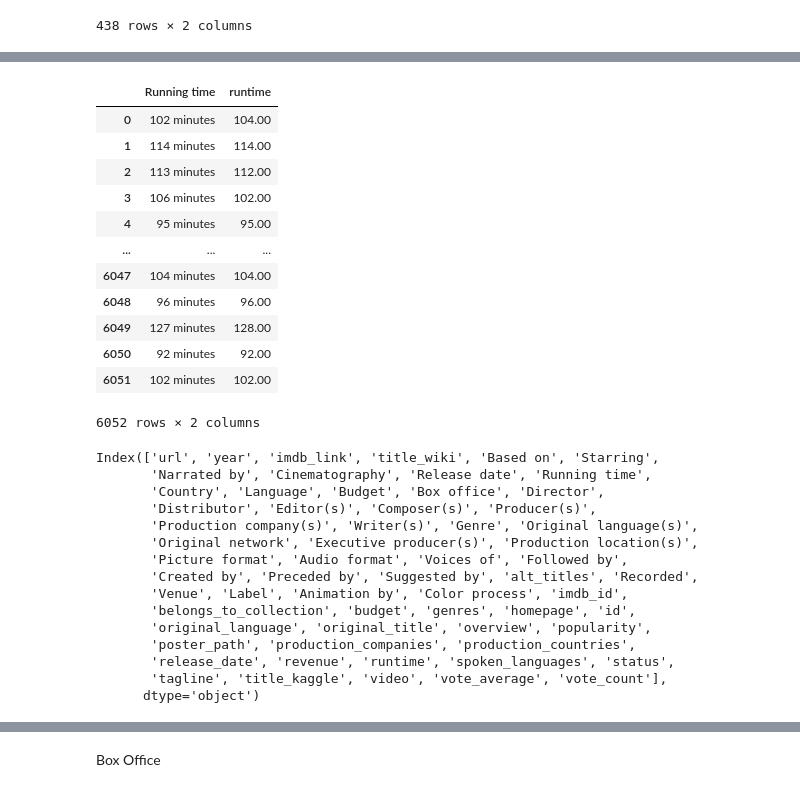
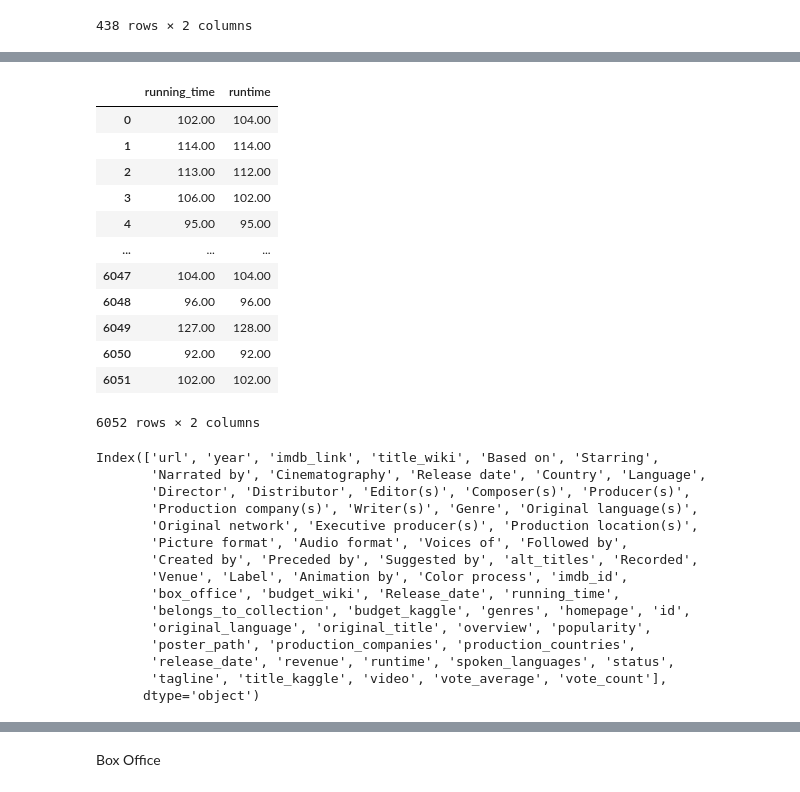
Before and after one commit to rajimuth/ETL-movies, a Jupyter notebook: amazing prime movies.ipynb, the cells around one changed output, grey strips where cells are left out. Drawn from its saved outputs; the diff is of its cells as text; code cells hidden in the pictures.

```diff
--- a/amazing prime movies.ipynb
+++ b/amazing prime movies.ipynb
@@ -1042,5 +1040,5 @@ release_date.str.extract(f'({date_form_one}|{date_form_two}|{date_form_three}|{d
 7001 rows × 1 columns
 # %%
 # use the built-in to_datetime() method in Pandas TO CONVERT THE DATE TYPE/PARSE THE DATES
-wiki_movies_df['release_date'] = pd.to_datetime(release_date.str.extract(f'({date_form_one}|{date_form_two}|{date_form_three}|{date_form_four})')[0], infer_datetime_format=True)
+wiki_movies_df['Release_date'] = pd.to_datetime(release_date.str.extract(f'({date_form_one}|{date_form_two}|{date_form_three}|{date_form_four})')[0], infer_datetime_format=True)
 # %%
@@ -1224,7 +1222,7 @@ kaggle_metadata['video'] = kaggle_metadata['video'] == 'True'
 # %%
 # For the numeric columns, se the to_numeric() method from Pandas.
 # errors= argument is set to 'raise', so we'll know if there's any data that can't be converted to numbers.
-kaggle_metadata['budget'] = kaggle_metadata['budget'].astype(int)
+kaggle_metadata['Budget'] = kaggle_metadata['budget'].astype(int)
 kaggle_metadata['id'] = pd.to_numeric(kaggle_metadata['id'], errors='raise')
 kaggle_metadata['popularity'] = pd.to_numeric(kaggle_metadata['popularity'], errors='raise')
 # %%
@@ -1369,33 +1378,33 @@ movies_df.drop(['title_wiki'], axis = 1).head(2)
 # %%
 # look at running_time versus runtime
-movies_df[['Running time','runtime']]
+movies_df[['running_time','runtime']]
 # %% [output]
-|  | Running time | runtime |
-| 0 | 102 minutes | 104.00 |
-| 1 | 114 minutes | 114.00 |
-| 2 | 113 minutes | 112.00 |
-| 3 | 106 minutes | 102.00 |
-| 4 | 95 minutes | 95.00 |
+|  | running_time | runtime |
+| 0 | 102.00 | 104.00 |
+| 1 | 114.00 | 114.00 |
+| 2 | 113.00 | 112.00 |
+| 3 | 106.00 | 102.00 |
+| 4 | 95.00 | 95.00 |
 | ... | ... | ... |
-| 6047 | 104 minutes | 104.00 |
-| 6048 | 96 minutes | 96.00 |
-| 6049 | 127 minutes | 128.00 |
-| 6050 | 92 minutes | 92.00 |
-| 6051 | 102 minutes | 102.00 |
+| 6047 | 104.00 | 104.00 |
+| 6048 | 96.00 | 96.00 |
+| 6049 | 127.00 | 128.00 |
+| 6050 | 92.00 | 92.00 |
+| 6051 | 102.00 | 102.00 |
 6052 rows × 2 columns
 # %%
 movies_df.columns
 # %% [output]
 Index(['url', 'year', 'imdb_link', 'title_wiki', 'Based on', 'Starring',
-       'Narrated by', 'Cinematography', 'Release date', 'Running time',
-       'Country', 'Language', 'Budget', 'Box office', 'Director',
-       'Distributor', 'Editor(s)', 'Composer(s)', 'Producer(s)',
+       'Narrated by', 'Cinematography', 'Release date', 'Country', 'Language',
+       'Director', 'Distributor', 'Editor(s)', 'Composer(s)', 'Producer(s)',
        'Production company(s)', 'Writer(s)', 'Genre', 'Original language(s)',
        'Original network', 'Executive producer(s)', 'Production location(s)',
        'Picture format', 'Audio format', 'Voices of', 'Followed by',
        'Created by', 'Preceded by', 'Suggested by', 'alt_titles', 'Recorded',
        'Venue', 'Label', 'Animation by', 'Color process', 'imdb_id',
-       'belongs_to_collection', 'budget', 'genres', 'homepage', 'id',
+       'box_office', 'budget_wiki', 'Release_date', 'running_time',
+       'belongs_to_collection', 'budget_kaggle', 'genres', 'homepage', 'id',
        'original_language', 'original_title', 'overview', 'popularity',
        'poster_path', 'production_companies', 'production_countries',
        'release_date', 'revenue', 'runtime', 'spoken_languages', 'status',
```
Also changed, not shown: parts of 65 cells of this notebook.
